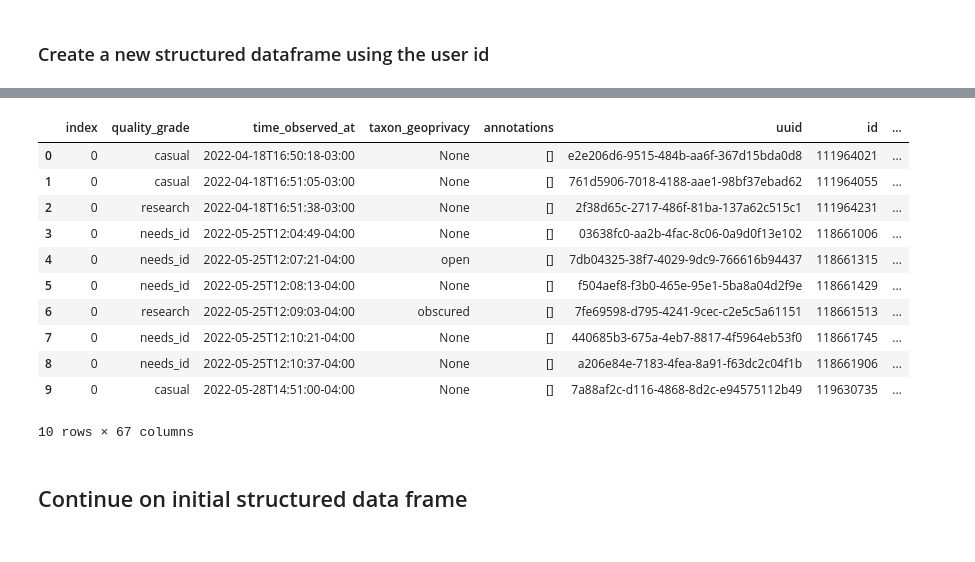
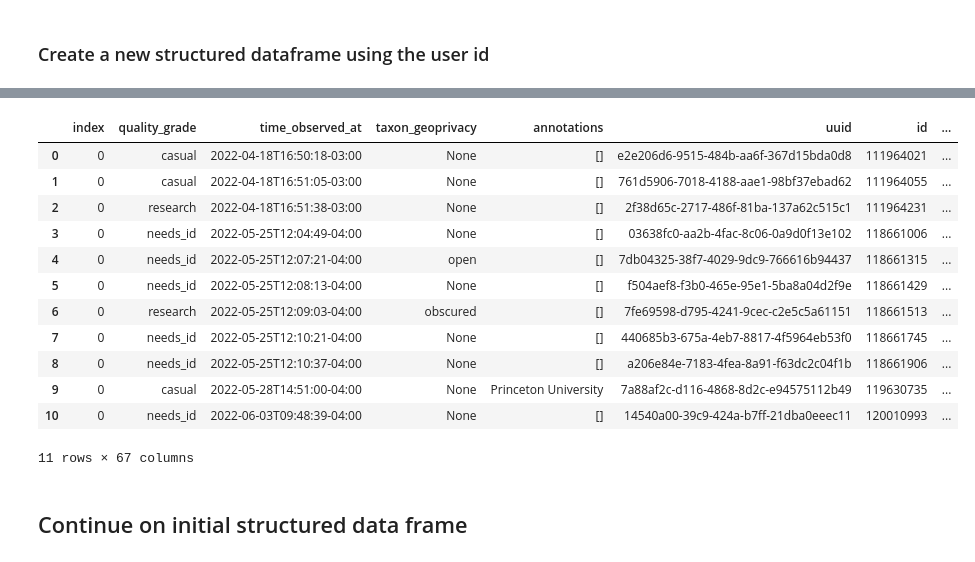
Before and after one commit to JiayueLin-CS/Quest_Project_2022, a Jupyter notebook: Quest_Project_2022.ipynb, the cells around one changed output, grey strips where cells are left out. Drawn from its saved outputs; the diff is of its cells as text; code cells hidden in the pictures.

```diff
--- a/Quest_Project_2022.ipynb
+++ b/Quest_Project_2022.ipynb
@@ -36,6 +34,8 @@ df_user_login = []
 # Store public/positional accuracy
 # df_pos_acc = []
 # df_pub_pos_acc = []
+# Store annotations
+df_annotations = []
 
 for obs in observations['results']:
     # From dict to dataframe
@@ -55,6 +55,11 @@ for obs in observations['results']:
     else:
         lat = '             40.343137'
         lon = '             74.655070'
+    # Get annotations
+    if obs.get('annotations') is not None and lat == '             40.343137' and lon == '             74.655070':
+        anno = 'Princeton University'
+    else:
+        anno = obs.get('annotations')
         # pos_acc = 'None'
         # pub_pos_acc = 'None'
     # Get site url
@@ -82,6 +87,7 @@ for obs in observations['results']:
     df_user_login.append(user_login)
     # df_pos_acc.append(pos_acc)
     # df_pub_pos_acc.append(pub_pos_acc)
+    df_annotations.append(anno)
 
 # Concatenate all dataframes
 iNatStruct = pd.concat(df_list)
@@ -89,35 +95,38 @@ iNatStruct = pd.concat(df_list)
 # Add updated columns to the dataframe
 iNatStruct['square_image_url'] = df_url
 iNatStruct['latitude'] = df_lat
 iNatStruct['longitude'] = df_long
 iNatStruct['site_url'] = df_site_url
 #iNatStruct['user_id'] = df_user_id
 iNatStruct['User'] = df_user_login
 # iNatStruct['positional_accuracy'] = df_pos_acc
 # iNatStruct['public_positional_accuracy'] = df_pub_pos_acc
+iNatStruct['annotations'] = df_annotations
 
 # Replace image size from 'square' to 'medium' and 'large'
 iNatStruct['Image_Link'] = iNatStruct['square_image_url'].replace('square', 'medium', regex=True)
 # iNatStruct['large_image_url'] = iNatStruct['square_image_url'].replace('square', 'large', regex=True)
 
 # Reset index and drop the old index
 iNatStruct = iNatStruct.reset_index()
 # iNatStruct = iNatStruct.drop(['index'], axis=1)
 
 iNatStruct
+# observations['results']
 # %% [output]
 |  | index | quality_grade | time_observed_at | taxon_geoprivacy | annotations | uuid | id | ... |
 | 0 | 0 | casual | 2022-04-18T16:50:18-03:00 | None | [] | e2e206d6-9515-484b-aa6f-367d15bda0d8 | 111964021 | ... |
 | 1 | 0 | casual | 2022-04-18T16:51:05-03:00 | None | [] | 761d5906-7018-4188-aae1-98bf37ebad62 | 111964055 | ... |
 | 2 | 0 | research | 2022-04-18T16:51:38-03:00 | None | [] | 2f38d65c-2717-486f-81ba-137a62c515c1 | 111964231 | ... |
 | 3 | 0 | needs_id | 2022-05-25T12:04:49-04:00 | None | [] | 03638fc0-aa2b-4fac-8c06-0a9d0f13e102 | 118661006 | ... |
 | 4 | 0 | needs_id | 2022-05-25T12:07:21-04:00 | open | [] | 7db04325-38f7-4029-9dc9-766616b94437 | 118661315 | ... |
 | 5 | 0 | needs_id | 2022-05-25T12:08:13-04:00 | None | [] | f504aef8-f3b0-465e-95e1-5ba8a04d2f9e | 118661429 | ... |
 | 6 | 0 | research | 2022-05-25T12:09:03-04:00 | obscured | [] | 7fe69598-d795-4241-9cec-c2e5c5a61151 | 118661513 | ... |
 | 7 | 0 | needs_id | 2022-05-25T12:10:21-04:00 | None | [] | 440685b3-675a-4eb7-8817-4f5964eb53f0 | 118661745 | ... |
 | 8 | 0 | needs_id | 2022-05-25T12:10:37-04:00 | None | [] | a206e84e-7183-4fea-8a91-f63dc2c04f1b | 118661906 | ... |
-| 9 | 0 | casual | 2022-05-28T14:51:00-04:00 | None | [] | 7a88af2c-d116-4868-8d2c-e94575112b49 | 119630735 | ... |
+| 9 | 0 | casual | 2022-05-28T14:51:00-04:00 | None | Princeton University | 7a88af2c-d116-4868-8d2c-e94575112b49 | 119630735 | ... |
+| 10 | 0 | needs_id | 2022-06-03T09:48:39-04:00 | None | [] | 14540a00-39c9-424a-b7ff-21dba0eeec11 | 120010993 | ... |
-10 rows × 67 columns
+11 rows × 67 columns
 # %% [markdown]
 ## Continue on initial structured data frame
 # %%
```
Also changed, not shown: parts of 5 cells of this notebook, 2 other files.
